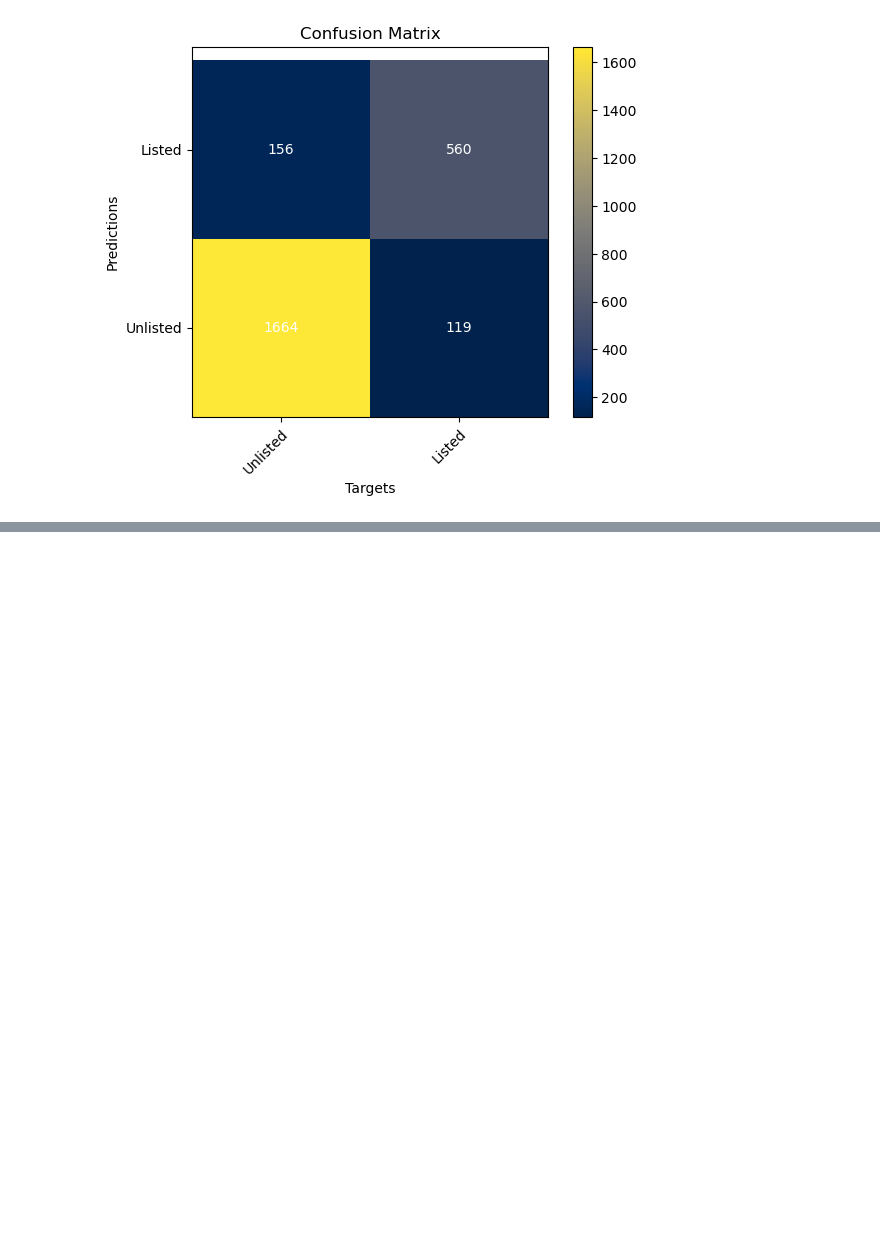
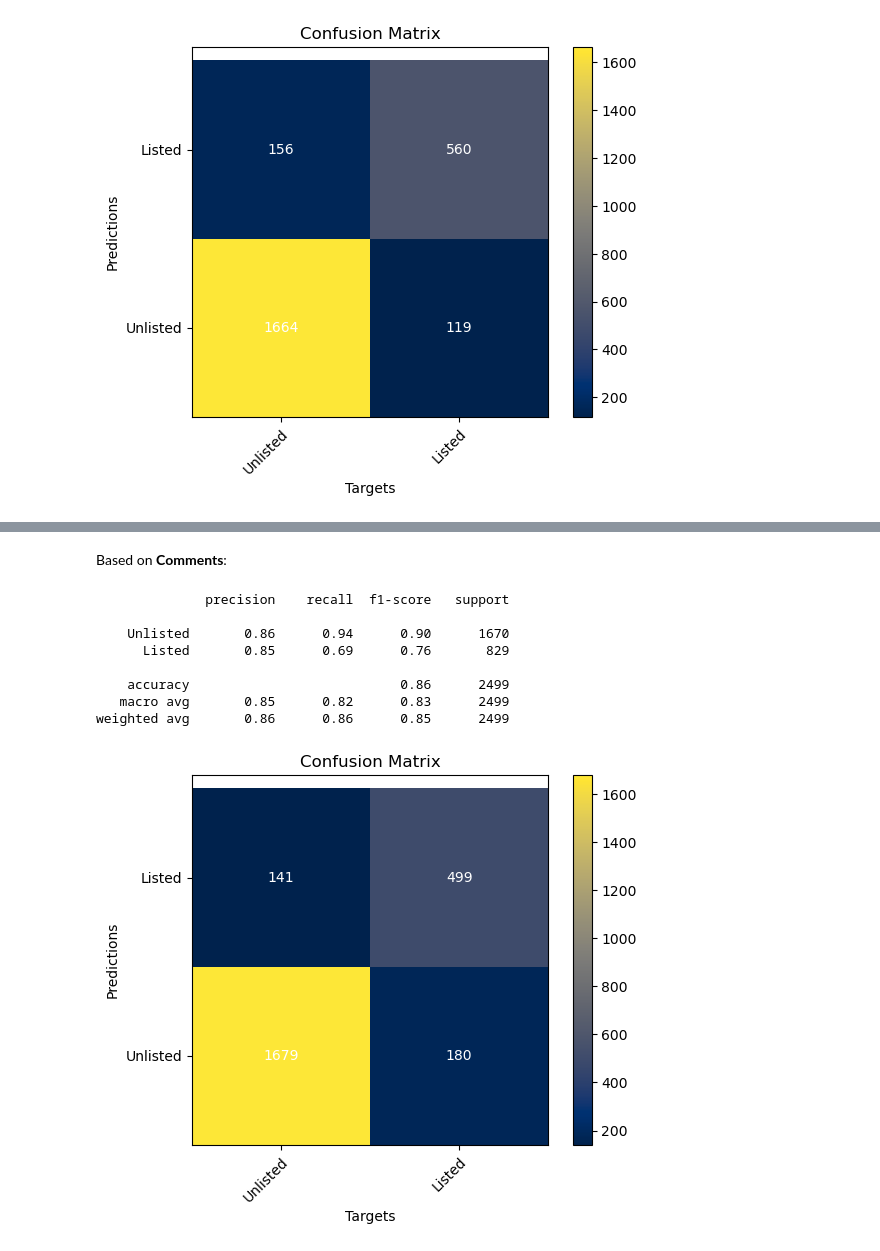
Before and after one commit to iryna-savchuk/TM_project, a Jupyter notebook: NLP_17_catia.ipynb, the cells around one changed output, grey strips where cells are left out. Saved outputs shown, nothing was run; the diff lists cells and outputs as text; code cells hidden in the pictures; blank space fills up the shorter version.

```diff
--- a/NLP_17_catia.ipynb
+++ b/NLP_17_catia.ipynb
@@ -1227,0 +1426,22 @@ weighted avg       0.89      0.89      0.89      2499
+# %% [markdown]
+Based on **Comments**:
+# %%
+model_forest.fit(X_train_2_tfidf,y_train)
+
+# Prediction
+y_pred_forest = model_forest.predict(X_val_2_tfidf)
+
+# Evaluation
+print(classification_report(y_pred_forest, y_val, target_names = labels.keys()))
+
+plot_cm(confusion_matrix(y_pred_knn, y_val), labels.keys())
+# %% [output]
+              precision    recall  f1-score   support
+
+    Unlisted       0.86      0.94      0.90      1670
+      Listed       0.85      0.69      0.76       829
+
+    accuracy                           0.86      2499
+   macro avg       0.85      0.82      0.83      2499
+weighted avg       0.86      0.86      0.85      2499
+[figure, added]
```
Also changed, not shown: parts of 58 cells of this notebook.
